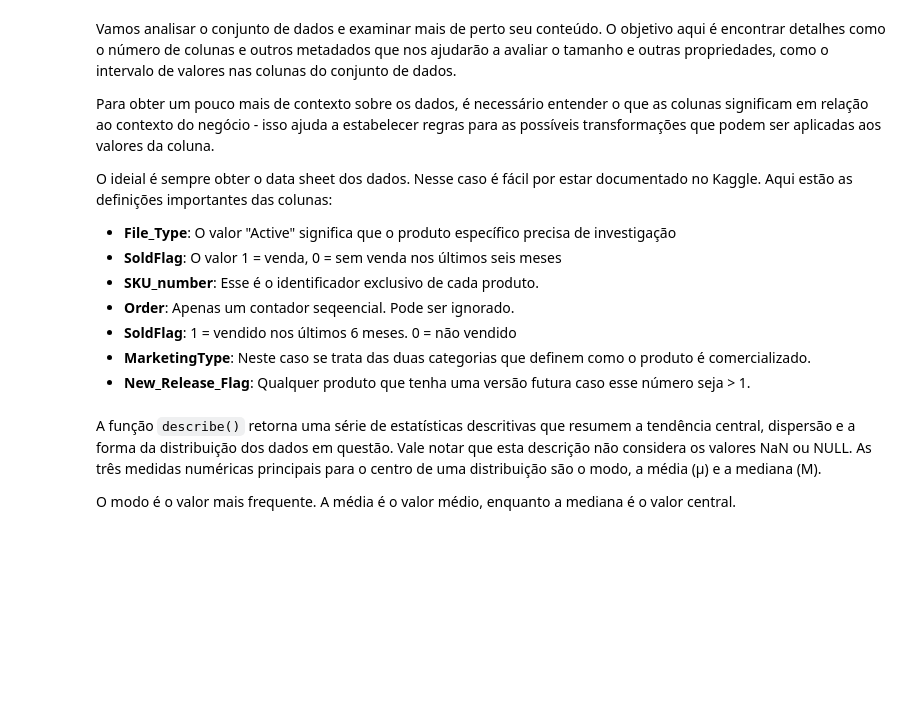
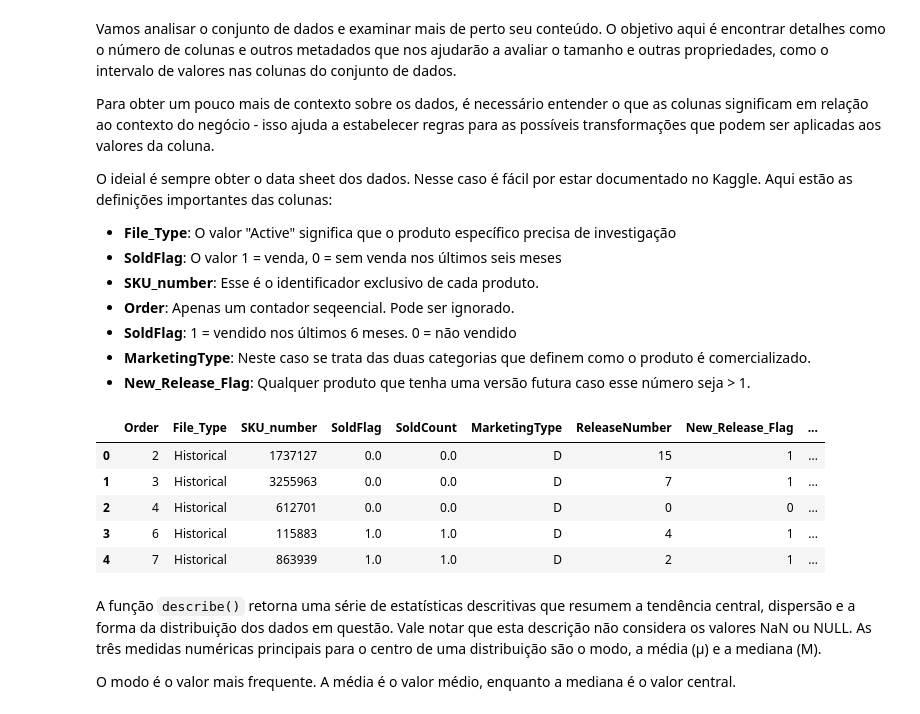
Before and after one commit to vitormeriat/machine-learning-studies, a Jupyter notebook: analysis/historical-sales.ipynb, the cells around one changed output. Cells and saved outputs as stored; diff of their text form; code cells hidden in the pictures; blank space fills up the shorter version.

Commit message:
Update download data into analysis notebooks

```diff
--- a/analysis/historical-sales.ipynb
+++ b/analysis/historical-sales.ipynb
@@ -60,8 +66,15 @@ O ideial é sempre obter o data sheet dos dados. Nesse caso é fácil por estar
 * **MarketingType**:  Neste caso se trata das duas categorias que definem como o produto é comercializado.
 * **New_Release_Flag**:  Qualquer produto que tenha uma versão futura caso esse número seja > 1.
 # %%
-sales_data = pd.read_csv("data/SalesKaggle3.csv")
+sales_data = pd.read_csv("../data/SalesKaggle3.csv")
 sales_data.head()
+# %% [output]
+|  | Order | File_Type | SKU_number | SoldFlag | SoldCount | MarketingType | ReleaseNumber | New_Release_Flag | ... |
+| 0 | 2 | Historical | 1737127 | 0.0 | 0.0 | D | 15 | 1 | ... |
+| 1 | 3 | Historical | 3255963 | 0.0 | 0.0 | D | 7 | 1 | ... |
+| 2 | 4 | Historical | 612701 | 0.0 | 0.0 | D | 0 | 0 | ... |
+| 3 | 6 | Historical | 115883 | 1.0 | 1.0 | D | 4 | 1 | ... |
+| 4 | 7 | Historical | 863939 | 1.0 | 1.0 | D | 2 | 1 | ... |
 # %% [markdown]
 A função `describe()` retorna uma série de estatísticas descritivas que resumem a tendência central, dispersão e a forma da distribuição dos dados em questão. Vale notar que esta descrição não considera os valores NaN ou NULL. As três medidas numéricas principais para o centro de uma distribuição são o modo, a média (µ) e a mediana (M).
 
```
Also changed, not shown: parts of 19 cells of this notebook, 1 other file.
